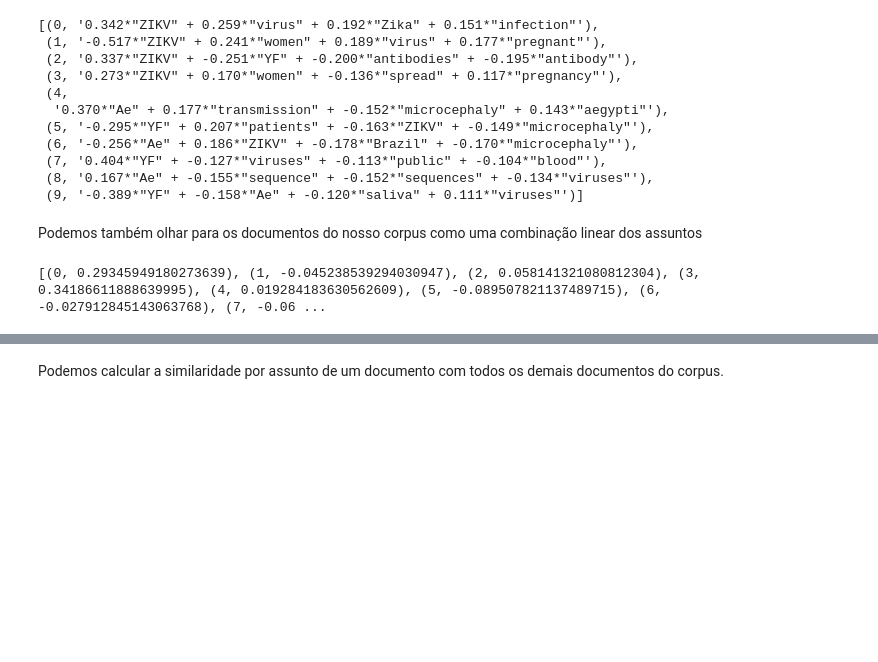
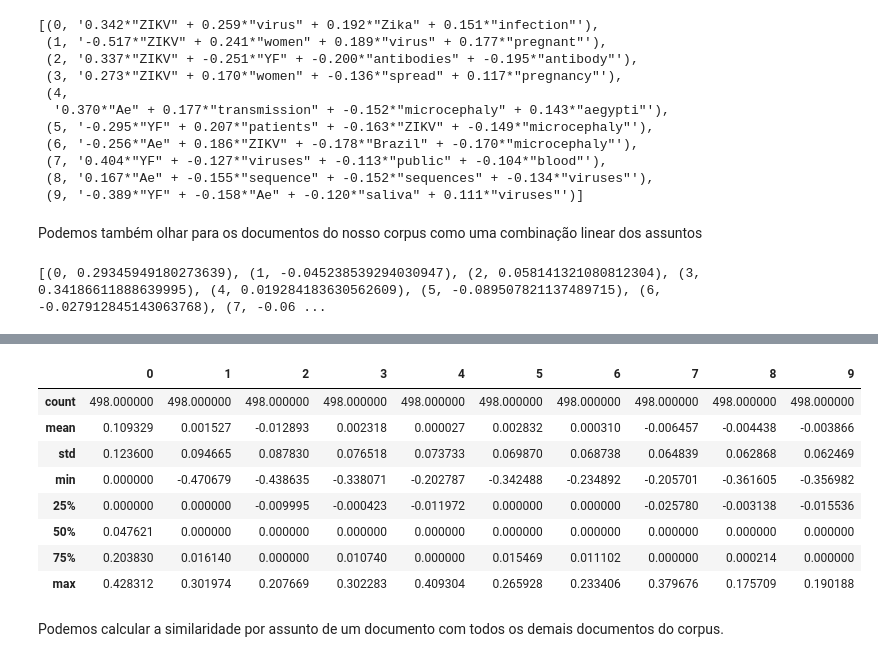
Before and after one commit to fccoelho/curso-IRI, a Jupyter notebook: Pratica 3 - Modelando assuntos.ipynb, the cells around one changed output, grey strips where cells are left out. Drawn from its saved outputs; the diff is of its cells as text; code cells hidden in the pictures; blank space fills up the shorter version.

```diff
--- a/Pratica 3 - Modelando assuntos.ipynb
+++ b/Pratica 3 - Modelando assuntos.ipynb
@@ -120,3 +114,15 @@ df
+# %%
+dfdoc.T.describe()
+# %% [output]
+|  | 0 | 1 | 2 | 3 | 4 | 5 | 6 | 7 | 8 | 9 |
+| count | 498.000000 | 498.000000 | 498.000000 | 498.000000 | 498.000000 | 498.000000 | 498.000000 | 498.000000 | 498.000000 | 498.000000 |
+| mean | 0.109329 | 0.001527 | -0.012893 | 0.002318 | 0.000027 | 0.002832 | 0.000310 | -0.006457 | -0.004438 | -0.003866 |
+| std | 0.123600 | 0.094665 | 0.087830 | 0.076518 | 0.073733 | 0.069870 | 0.068738 | 0.064839 | 0.062868 | 0.062469 |
+| min | 0.000000 | -0.470679 | -0.438635 | -0.338071 | -0.202787 | -0.342488 | -0.234892 | -0.205701 | -0.361605 | -0.356982 |
+| 25% | 0.000000 | 0.000000 | -0.009995 | -0.000423 | -0.011972 | 0.000000 | 0.000000 | -0.025780 | -0.003138 | -0.015536 |
+| 50% | 0.047621 | 0.000000 | 0.000000 | 0.000000 | 0.000000 | 0.000000 | 0.000000 | 0.000000 | 0.000000 | 0.000000 |
+| 75% | 0.203830 | 0.016140 | 0.000000 | 0.010740 | 0.000000 | 0.015469 | 0.011102 | 0.000000 | 0.000214 | 0.000000 |
+| max | 0.428312 | 0.301974 | 0.207669 | 0.302283 | 0.409304 | 0.265928 | 0.233406 | 0.379676 | 0.175709 | 0.190188 |
 # %% [markdown]
 Podemos calcular a similaridade por assunto de um documento com todos os demais documentos do corpus.
 # %%
```
Also changed, not shown: parts of 6 cells of this notebook, 1 other file.
